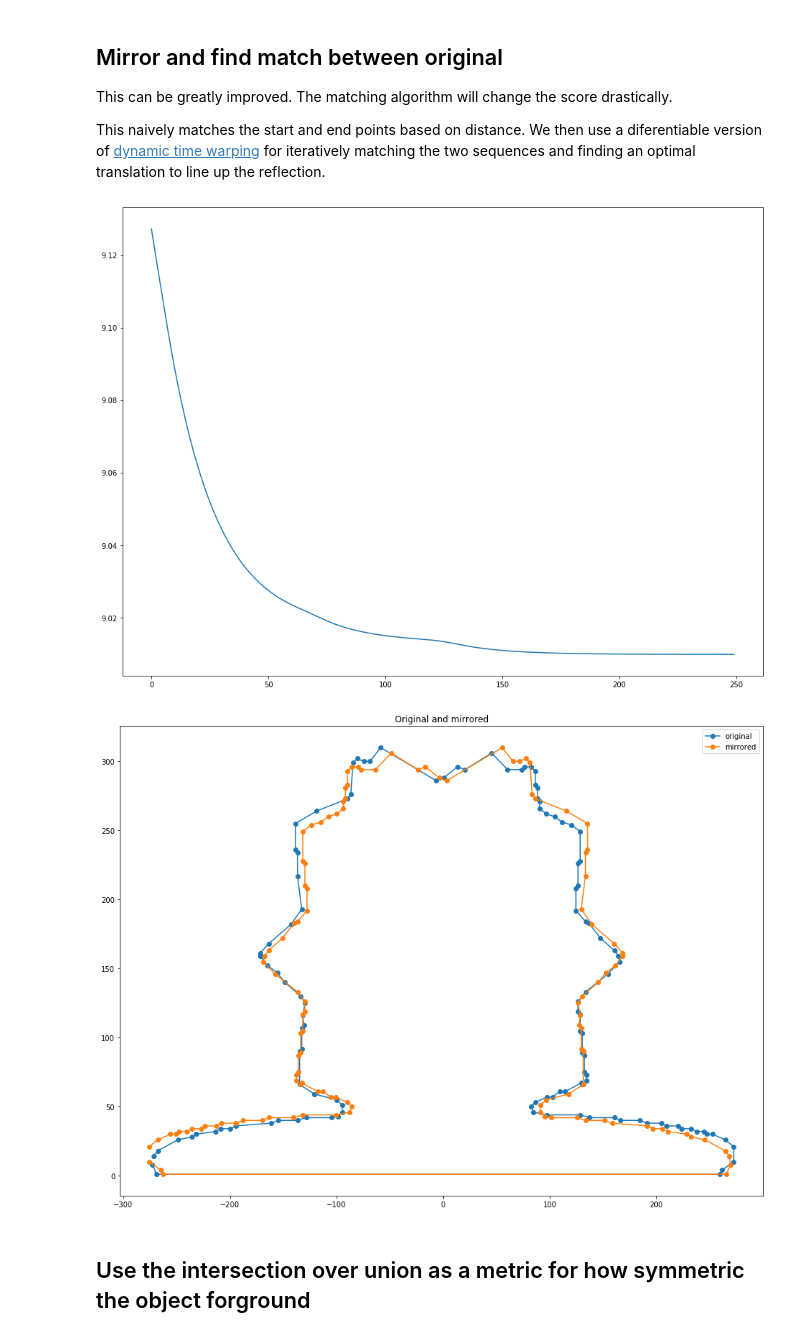
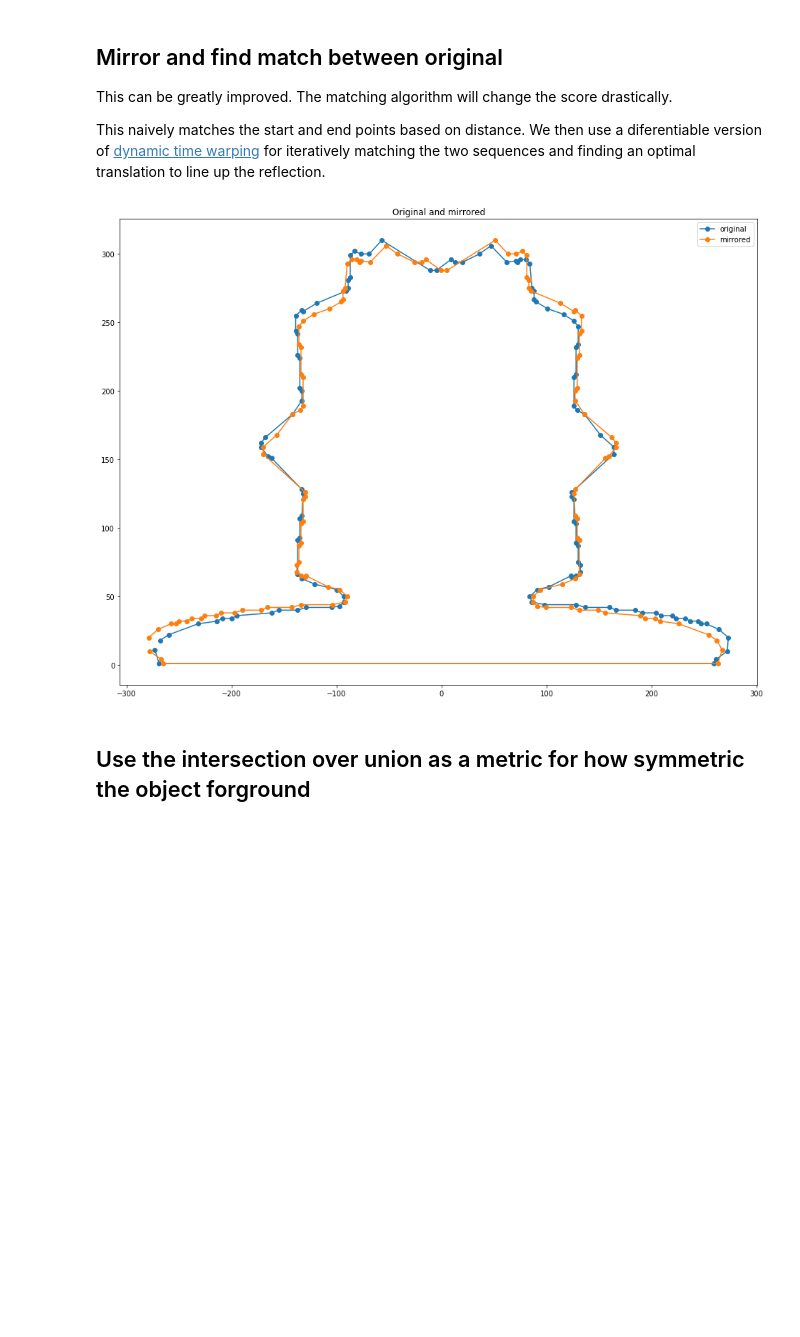
Before and after one commit to mattangus/SymmetryFinder, a Jupyter notebook: Example.ipynb, the cells around one changed output. Drawn from its saved outputs; the diff is of its cells as text; code cells hidden in the pictures; blank space fills up the shorter version.

Commit message:
removed unneeded plot

```diff
--- a/Example.ipynb
+++ b/Example.ipynb
@@ -16,9 +16,9 @@ plt.rcParams["figure.figsize"] = (16, 12) # (w, h)
 # %%
 vid = cv2.VideoCapture("imgs/example.mp4")
 
-# 260 is a very symmetric frame
-# 132 is not a very symmetric frame
-for i in range(46):
+#best: 48
+#worst: 104
+for i in range(48):
     is_good, img = vid.read()
 img = img[...,::-1] #Convert BGR to RGB order
 
@@ -197,37 +197,36 @@ for i in range(250):
     grad, loss = get_grad(flipped, points_centered)
     losses.append(loss)
     flipped = flipped - [grad[0]*lr,0] #only use x
 
-plt.figure()
-plt.plot(np.log(losses))
+# plt.figure()
+# plt.plot(np.log(losses))
 
 # from scipy.spatial.distance import euclidean
 # distance, path = fastdtw(points_centered, flipped, dist=euclidean)
 
 # used_i = set()
 # used_j = set()
 # diffs = []
 # for i, j in path:
 #     if i in used_i or j in used_j:
 #         continue
 #     used_i.add(i)
 #     used_j.add(j)
 #     diffs.append(points_centered[i] - flipped[j])
 
 # T = np.mean(diffs,0)
 # print(T)
 # flipped = flipped - T
 
 plt.figure()
 plt.plot(points_centered[:,0], points_centered[:,1], "-o", label="original");
 plt.plot(flipped[:,0], flipped[:,1], "-o", label="mirrored");
 plt.legend();
 plt.title("Original and mirrored");
 # for i, j in path:
 #     plt.plot([points_centered[i,0], flipped[j,0]], [points_centered[i,1], flipped[j,1]], color=(0,0,0, 0.5))
 # %% [output]
-[figure, old version]
+[figure, new version]
-[figure, removed]
 # %% [markdown]
 ## Use the intersection over union as a metric for how symmetric the object forground
 # %%
```
Also changed, not shown: parts of 7 cells of this notebook.
